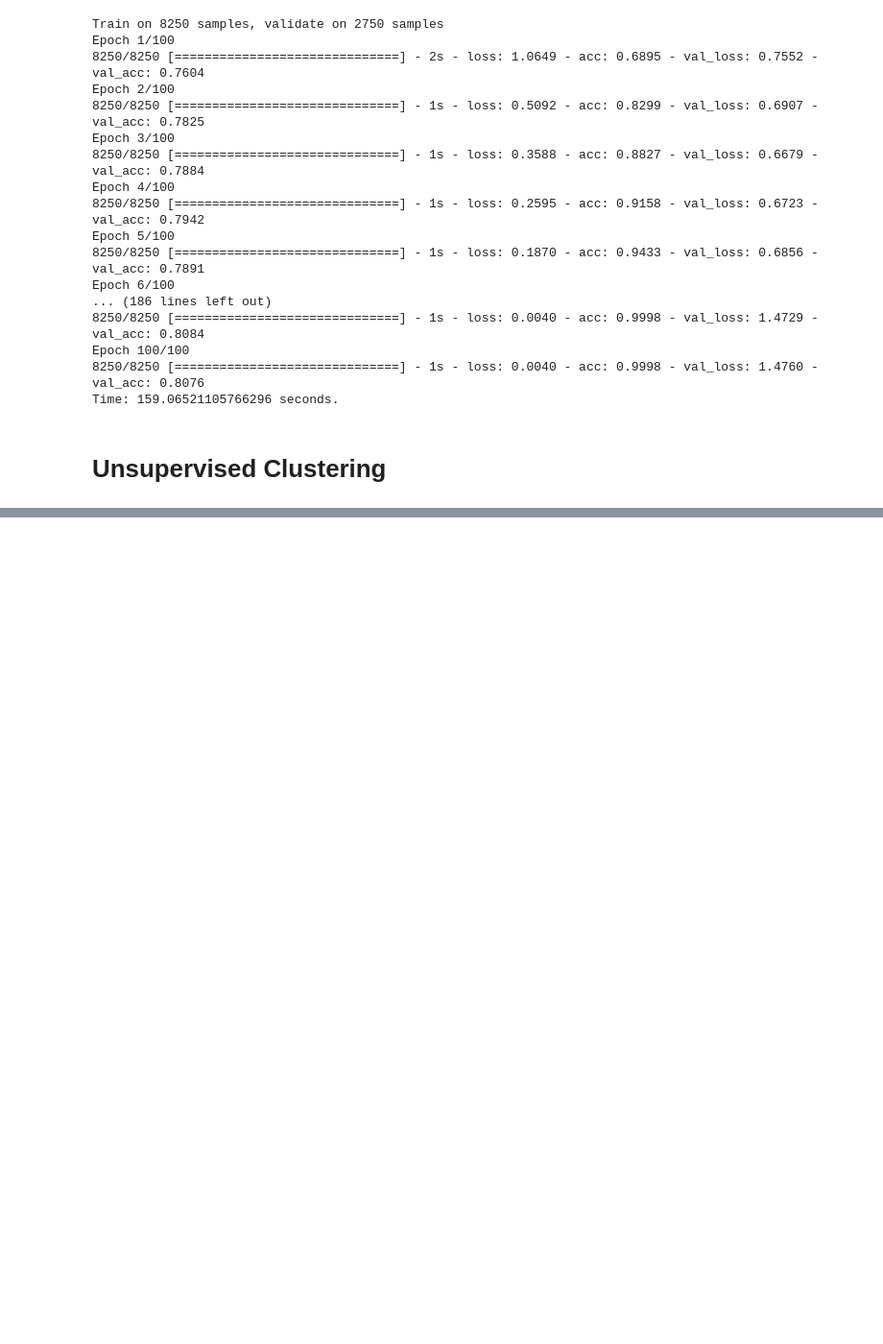
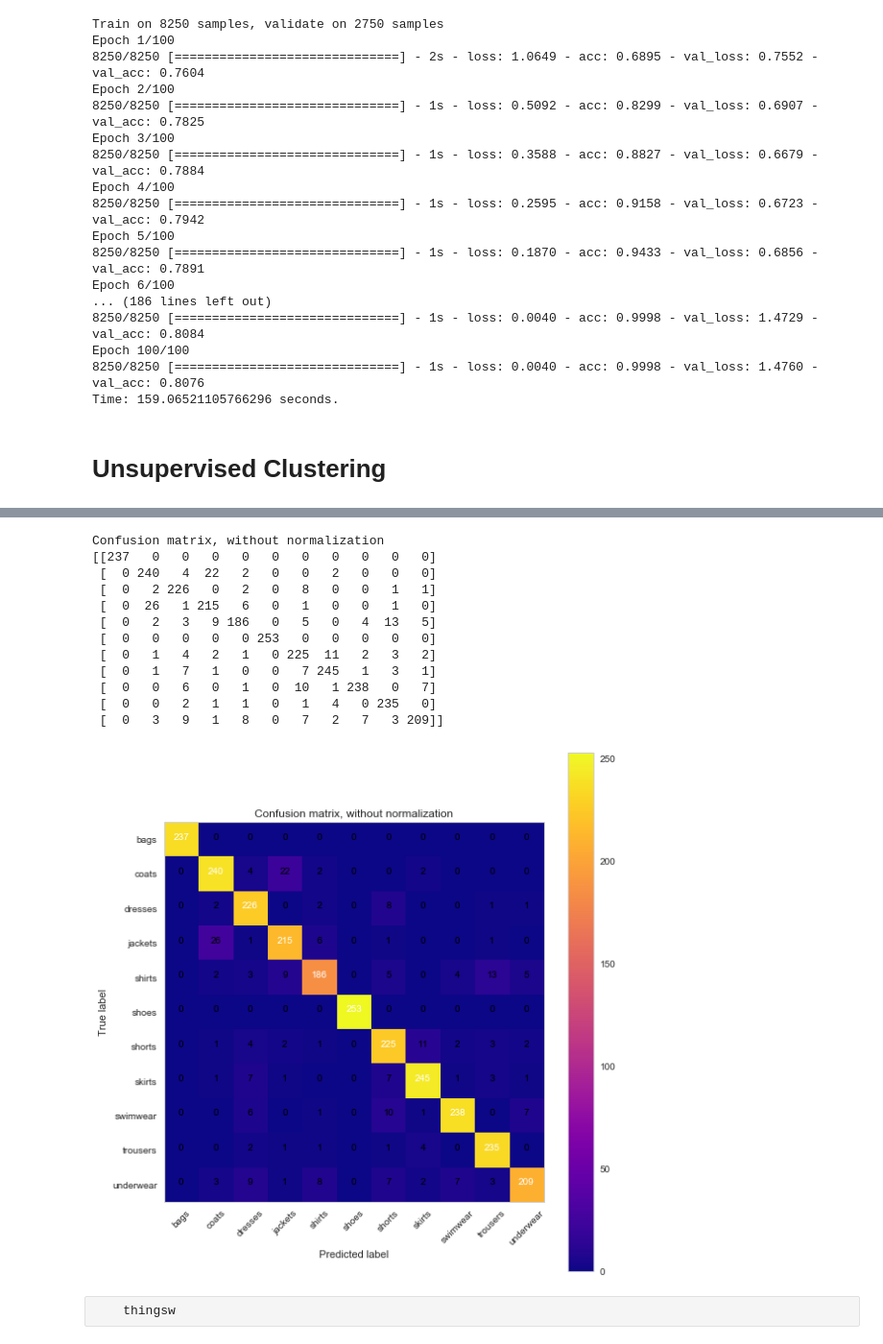
Before and after one commit to janelleszary/intuiShop, a Jupyter notebook: cluster_features.ipynb, the cells around one changed output, grey strips where cells are left out. Shown: that part at 96% size. Cells and saved outputs as stored; diff of their text form; code cells hidden in the pictures; blank space fills up the shorter version.

```diff
--- a/cluster_features.ipynb
+++ b/cluster_features.ipynb
@@ -713,0 +887,18 @@ Time: 159.06521105766296 seconds.
+# %%
+plt.figure(figsize=(8,8))
+plot_confusion_matrix(cnf_matrix, classes=np.unique(y),
+                      title='Confusion matrix, without normalization')
+# %% [output]
+Confusion matrix, without normalization
+[[237   0   0   0   0   0   0   0   0   0   0]
+ [  0 240   4  22   2   0   0   2   0   0   0]
+ [  0   2 226   0   2   0   8   0   0   1   1]
+ [  0  26   1 215   6   0   1   0   0   1   0]
+ [  0   2   3   9 186   0   5   0   4  13   5]
+ [  0   0   0   0   0 253   0   0   0   0   0]
+ [  0   1   4   2   1   0 225  11   2   3   2]
+ [  0   1   7   1   0   0   7 245   1   3   1]
+ [  0   0   6   0   1   0  10   1 238   0   7]
+ [  0   0   2   1   1   0   1   4   0 235   0]
+ [  0   3   9   1   8   0   7   2   7   3 209]]
+[figure, added]
@@ -713,0 +914,2 @@ Time: 159.06521105766296 seconds.
+# %% [raw]
+    thingsw
```
Also changed, not shown: parts of 31 cells of this notebook.
